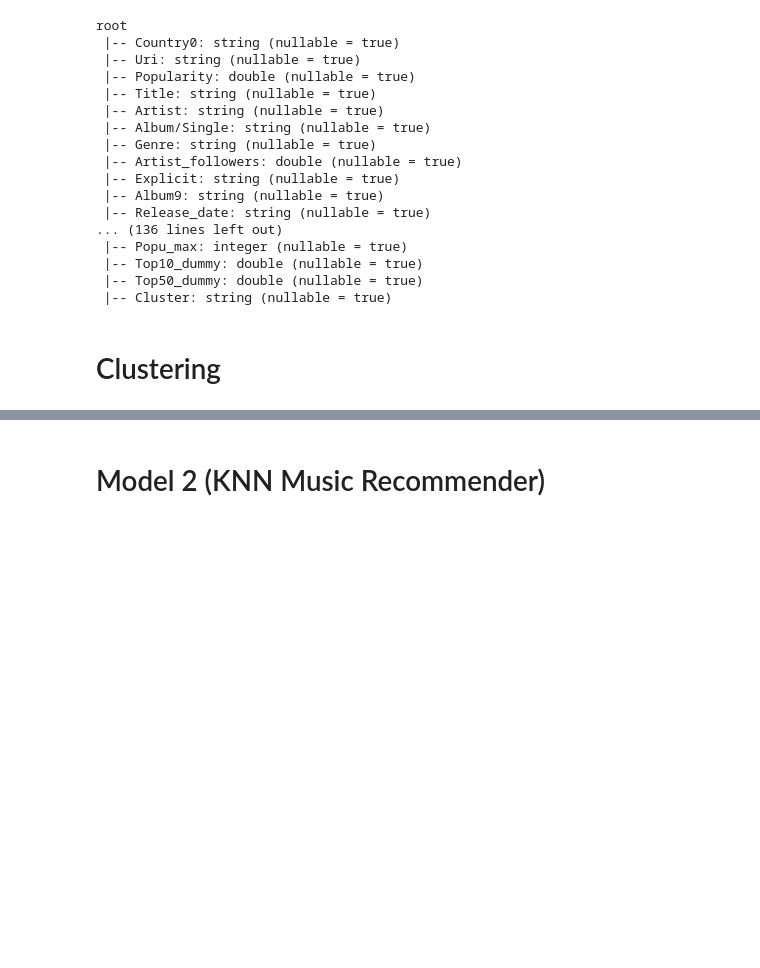
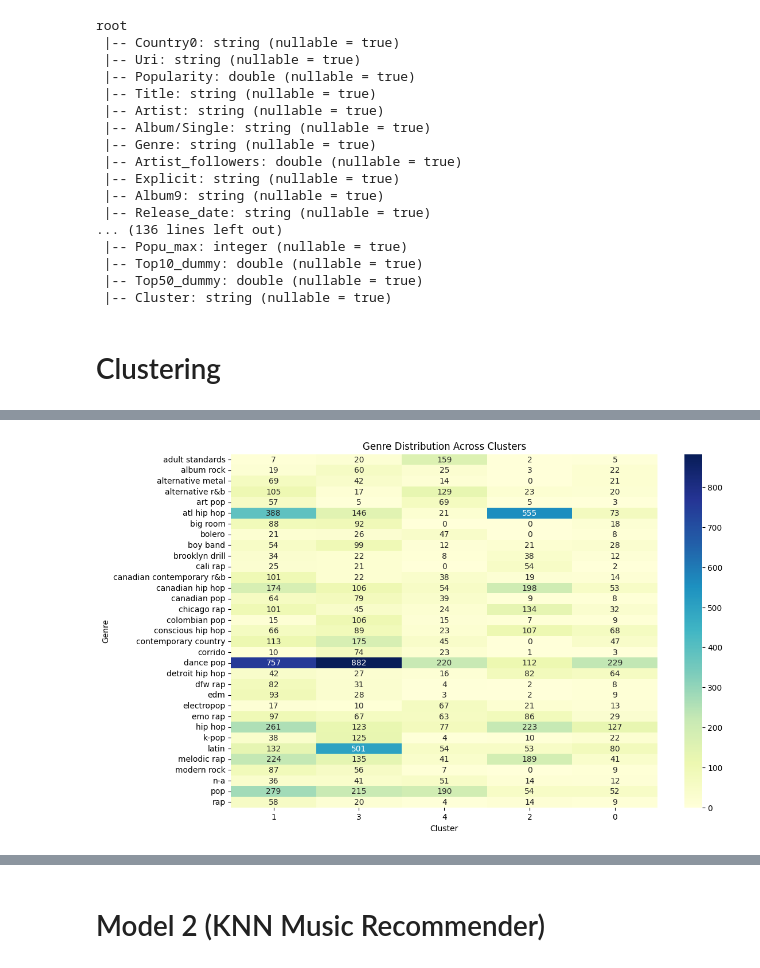
Before and after one commit to nathanbrz/Music_Analytics_and_Recommendation, a Jupyter notebook: code/DS_Clustering.ipynb, the cells around one changed output, grey strips where cells are left out. Saved outputs shown, nothing was run; the diff lists cells and outputs as text; code cells hidden in the pictures; blank space fills up the shorter version.

Commit message:
Start on clustering

```diff
--- a/code/DS_Clustering.ipynb
+++ b/code/DS_Clustering.ipynb
@@ -222,0 +288,18 @@ Data type string of column tempo is not supported.
+# %%
+from pyspark.sql.functions import col, sum as _sum
+
+# Calculate total count of each genre across all clusters
+genre_totals = genre_distribution.groupBy("genre").agg(_sum("count").alias("total_count"))
+
+# Filter genres with at least 30 entries
+popular_genres = genre_totals.filter(col("total_count") >= 100).select("genre").rdd.flatMap(lambda x: x).collect()
+
+# Pivot the table only for popular genres
+filtered_pivot = genre_distribution.filter(col("genre").isin(popular_genres)) \
+                                   .groupBy("prediction").pivot("genre").sum("count")
+
+# Replace nulls with 0 for easier analysis
+filtered_pivot = filtered_pivot.fillna(0)
+
+# Show the resulting table
+filtered_pivot.show(truncate=False)
@@ -222,0 +316,17 @@ Data type string of column tempo is not supported.
+# %%
+import seaborn as sns
+import pandas as pd
+import matplotlib.pyplot as plt
+
+# Convert Spark DataFrame to Pandas for heatmap visualization
+genre_counts_pd = filtered_pivot.toPandas()
+
+# Plot heatmap
+plt.figure(figsize=(12, 8))
+sns.heatmap(genre_counts_pd.set_index("prediction").T, cmap="YlGnBu", annot=True, fmt="d")
+plt.title("Genre Distribution Across Clusters")
+plt.xlabel("Cluster")
+plt.ylabel("Genre")
+plt.show()
+# %% [output]
+[figure, added]
```
Also changed, not shown: parts of 5 cells of this notebook.
